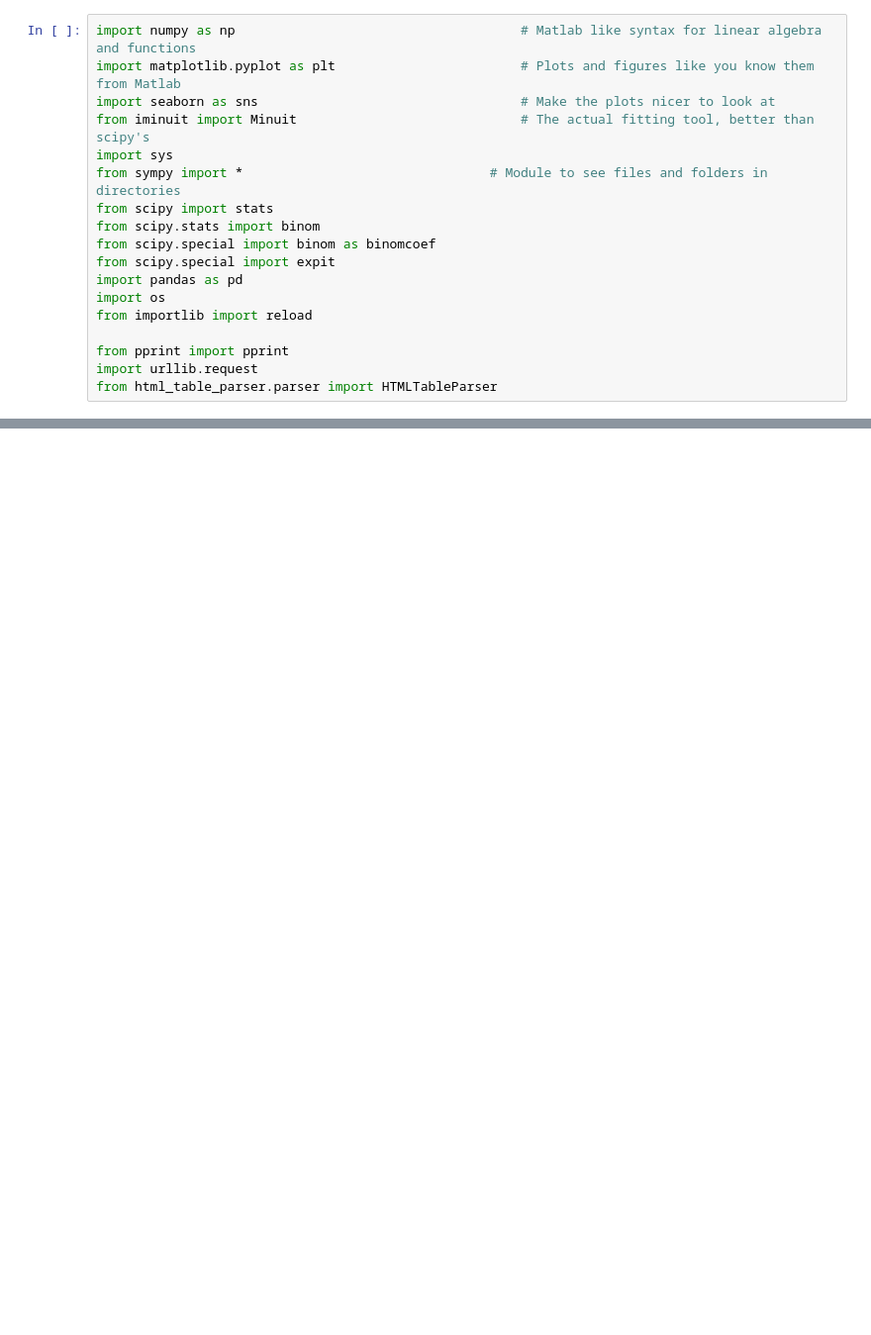
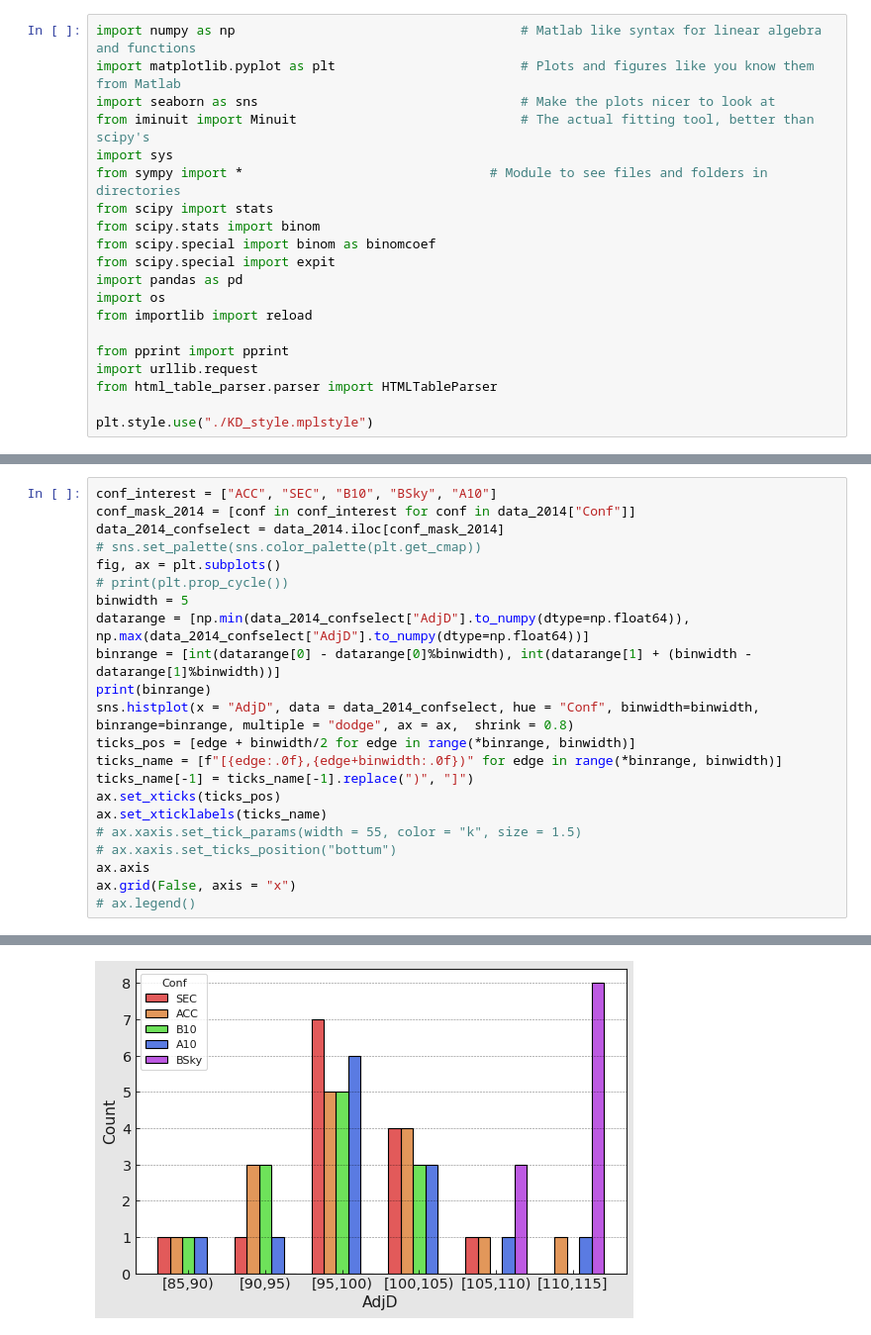
Before and after one commit to PhilKofoed/AMAS2023, a Jupyter notebook: Philip/Problemset 1/Problemset1.ipynb, the cells around one changed output, grey strips where cells are left out. Shown: that part at 99% size. Drawn from its saved outputs; the diff is of its cells as text; blank space fills up the shorter version.

Commit message:
plot begun

```diff
--- a/Philip/Problemset 1/Problemset1.ipynb
+++ b/Philip/Problemset 1/Problemset1.ipynb
@@ -16,6 +16,8 @@ from importlib import reload
 from pprint import pprint
 import urllib.request
 from html_table_parser.parser import HTMLTableParser
+
+plt.style.use("./KD_style.mplstyle")
 # %%
 
 # binary contents (HTTP Response Body)
@@ -95 +87,24 @@ display(data)
 351 rows × 13 columns
+# %%
+conf_interest = ["ACC", "SEC", "B10", "BSky", "A10"]
+conf_mask_2014 = [conf in conf_interest for conf in data_2014["Conf"]]
+data_2014_confselect = data_2014.iloc[conf_mask_2014]
+# sns.set_palette(sns.color_palette(plt.get_cmap))
+fig, ax = plt.subplots()
+# print(plt.prop_cycle())
+binwidth = 5
+datarange = [np.min(data_2014_confselect["AdjD"].to_numpy(dtype=np.float64)), np.max(data_2014_confselect["AdjD"].to_numpy(dtype=np.float64))]
+binrange = [int(datarange[0] - datarange[0]%binwidth), int(datarange[1] + (binwidth - datarange[1]%binwidth))]
+print(binrange)
+sns.histplot(x = "AdjD", data = data_2014_confselect, hue = "Conf", binwidth=binwidth, binrange=binrange, multiple = "dodge", ax = ax,  shrink = 0.8)
+ticks_pos = [edge + binwidth/2 for edge in range(*binrange, binwidth)]
+ticks_name = [f"[{edge:.0f},{edge+binwidth:.0f})" for edge in range(*binrange, binwidth)]
+ticks_name[-1] = ticks_name[-1].replace(")", "]")
+ax.set_xticks(ticks_pos)
+ax.set_xticklabels(ticks_name)
+# ax.xaxis.set_tick_params(width = 55, color = "k", size = 1.5)
+# ax.xaxis.set_ticks_position("bottum")
+ax.axis
+ax.grid(False, axis = "x")
+# ax.legend()
+# %% [output]
@@ -95,0 +112 @@ display(data)
+[figure, added]
```
Also changed, not shown: parts of 3 cells of this notebook, 2 other files.
